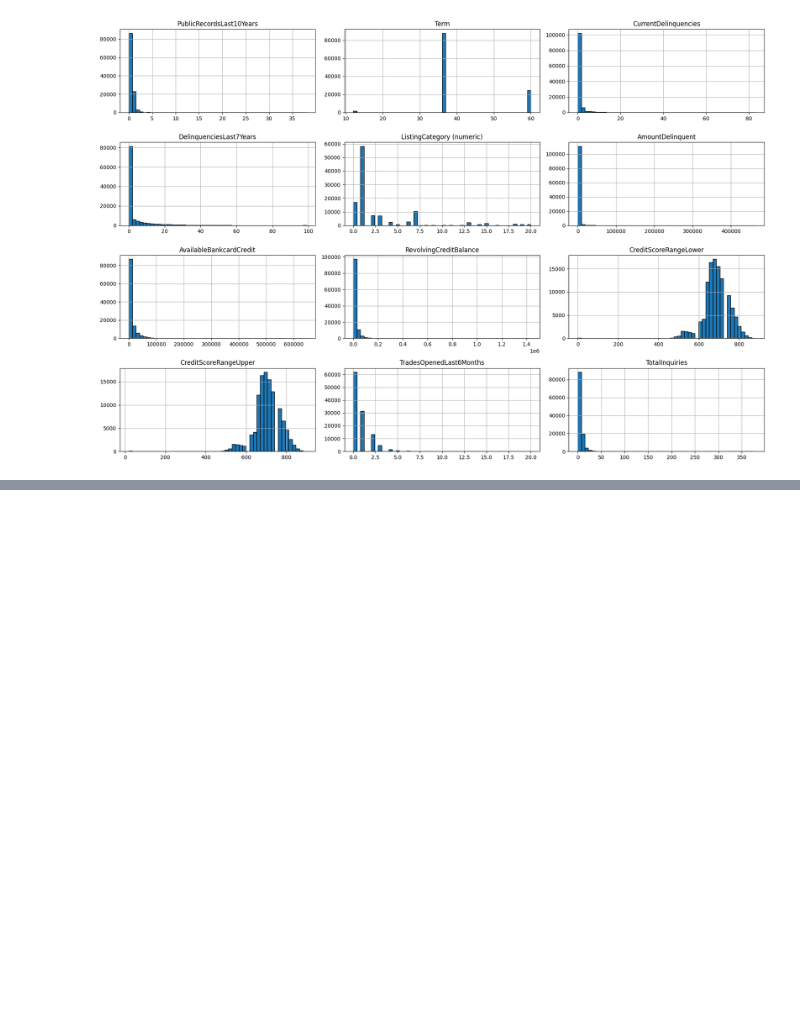
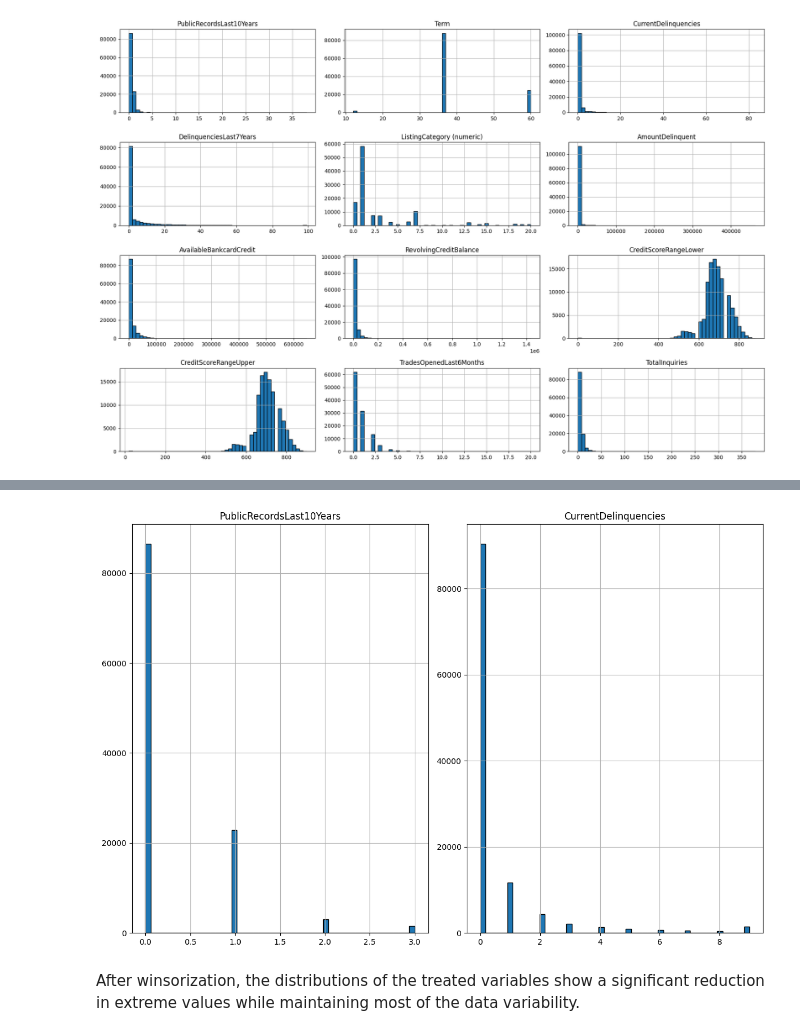
Before and after one commit to celiajimenezreal/tfm-credit-risk-audit, a Jupyter notebook: notebooks/01_eda_preprocessing.ipynb, the cells around one changed output, grey strips where cells are left out. Cells and saved outputs as stored; diff of their text form; code cells hidden in the pictures; blank space fills up the shorter version.

Commit message:
Finalized preprocessing: handled missing values, outliers, encoding, scaling, and performed train/test split

```diff
--- a/notebooks/01_eda_preprocessing.ipynb
+++ b/notebooks/01_eda_preprocessing.ipynb
@@ -207,14 +209,17 @@ Other variables that are only available after loan performance is known:
 These variables could artificially improve model performance if included, as they contain direct information about the loan's outcome, they should also be removed.
 # %%
 # Drop additional post-outcome variables to avoid leakage
-post_outcome_cols = [
+post_loan_vars = [
     'LoanCurrentDaysDelinquent',
     'LoanFirstDefaultedCycleNumber',
-    'ClosedDate'
+    'ClosedDate',
+    'Recommendations',
+    'InvestmentFromFriendsCount',
+    'InvestmentFromFriendsAmount'
 ]
 
-print(f"Dropping post-outcome columns ({len(post_outcome_cols)} total): {post_outcome_cols}")
+print(f"Dropping post-outcome columns ({len(post_loan_vars)} total): {post_loan_vars}")
 
 # Drop them
-df.drop(columns=post_outcome_cols, inplace=True)
+df.drop(columns=post_loan_vars, inplace=True)
 # %% [output]
@@ -222,3 +227,7 @@ Dropping post-outcome columns (3 total): ['LoanCurrentDaysDelinquent', 'LoanFirs
+# %%
+# Variables that represent ID
+id_vars = ['ListingKey', 'LoanKey', 'MemberKey']
+df.drop(columns=id_vars, inplace=True)
 # %% [markdown]
 ## 2. Missing Value Analysis
 
@@ -384,0 +406,16 @@ pp.plot_multiple_distributions(df, top_outlier_cols, bins=50, n_cols=3, figsize=
+# %%
+# Define columns and quantiles for winsorization
+winsorization_plan = {
+    "PublicRecordsLast10Years": (0.0, 0.99),
+    "CurrentDelinquencies": (0.0, 0.995)  # Or set a logical cap
+}
+
+# Apply winsorization
+df = pp.winsorize_columns(df, winsorization_plan)
+
+# Check updated distributions
+pp.plot_multiple_distributions(df, list(winsorization_plan.keys()), bins=50, n_cols=2, figsize=(12, 8))
+# %% [output]
+[figure, added]
+# %% [markdown]
+After winsorization, the distributions of the treated variables show a significant reduction in extreme values while maintaining most of the data variability.
```
Also changed, not shown: parts of 31 cells of this notebook, 2 other files.
